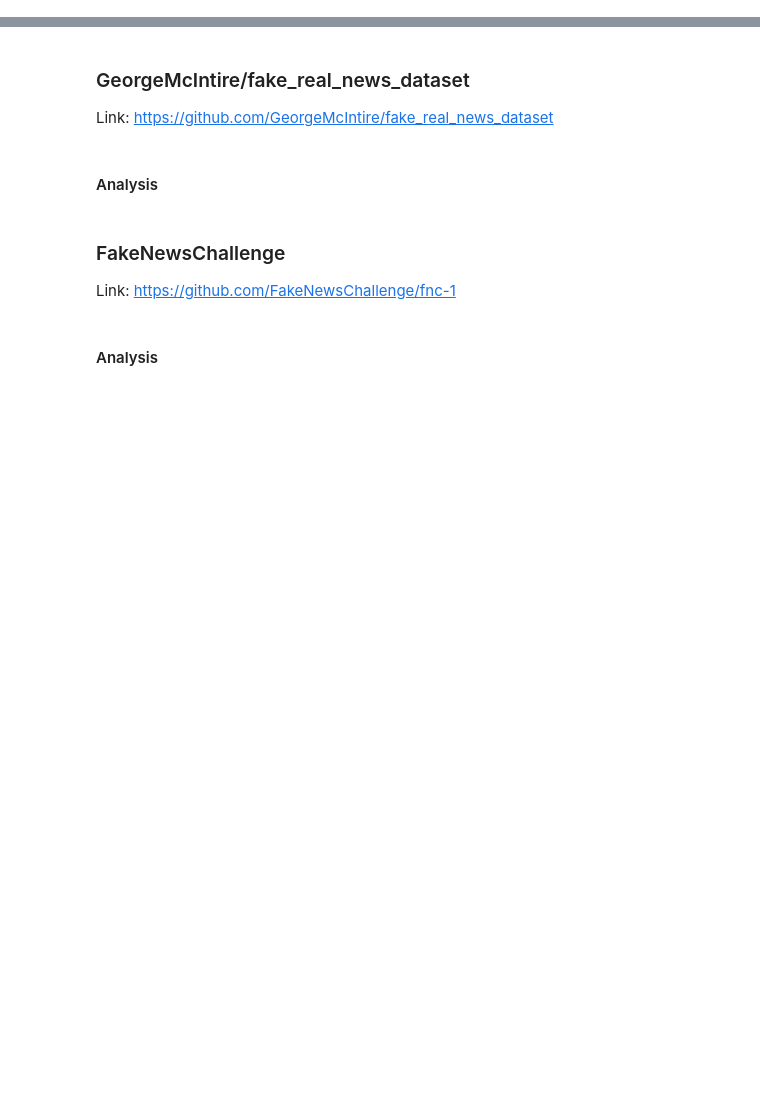
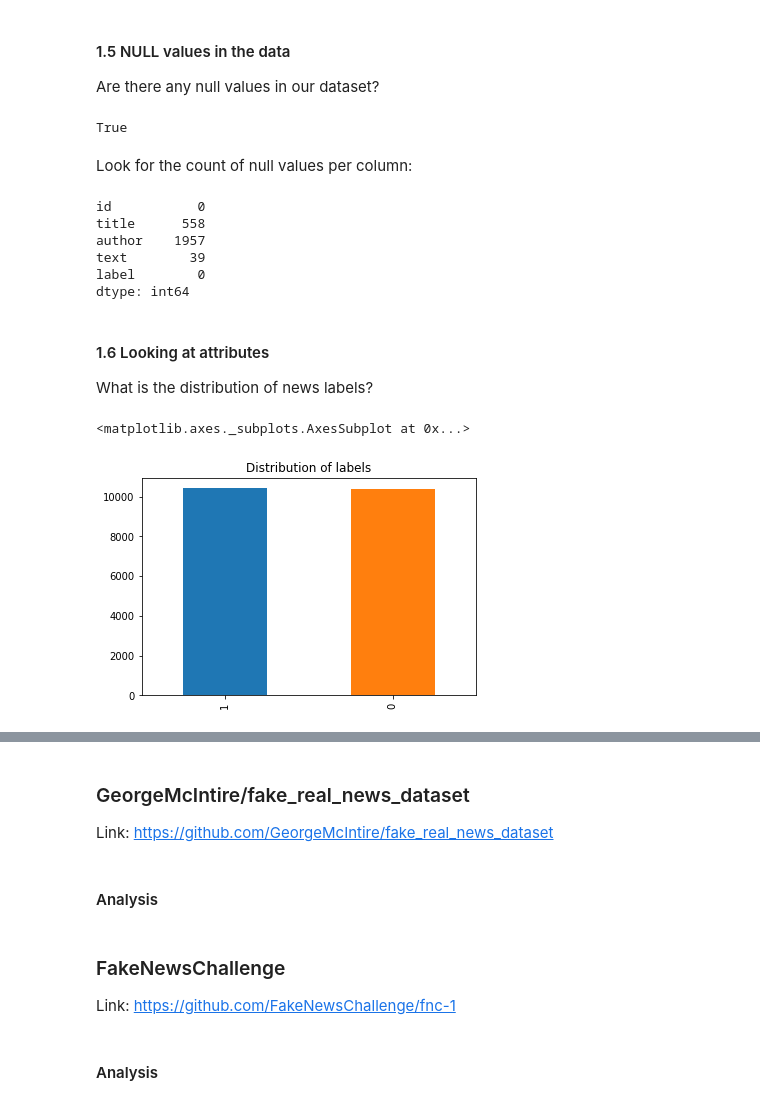
Before and after one commit to pmacinec/fake-news-datasets, a Jupyter notebook: fake_news_datasets.ipynb, the cells around one changed output, grey strips where cells are left out. Cells and saved outputs as stored; diff of their text form; code cells hidden in the pictures; blank space fills up the shorter version.

```diff
--- a/fake_news_datasets.ipynb
+++ b/fake_news_datasets.ipynb
@@ -58,0 +119,26 @@ Count of records
+# %% [markdown]
+#### 1.5 NULL values in the data
+Are there any null values in our dataset?
+# %%
+dataset.isnull().values.any()
+# %% [output]
+True
+# %% [markdown]
+Look for the count of null values per column:
+# %%
+dataset.isnull().sum()
+# %% [output]
+id           0
+title      558
+author    1957
+text        39
+label        0
+dtype: int64
+# %% [markdown]
+#### 1.6 Looking at attributes
+What is the distribution of news labels?
+# %%
+dataset['label'].value_counts().plot(kind='bar', title='Distribution of labels')
+# %% [output]
+<matplotlib.axes._subplots.AxesSubplot at 0x...>
+[figure, added]
```
Also changed, not shown: parts of 76 cells of this notebook.
